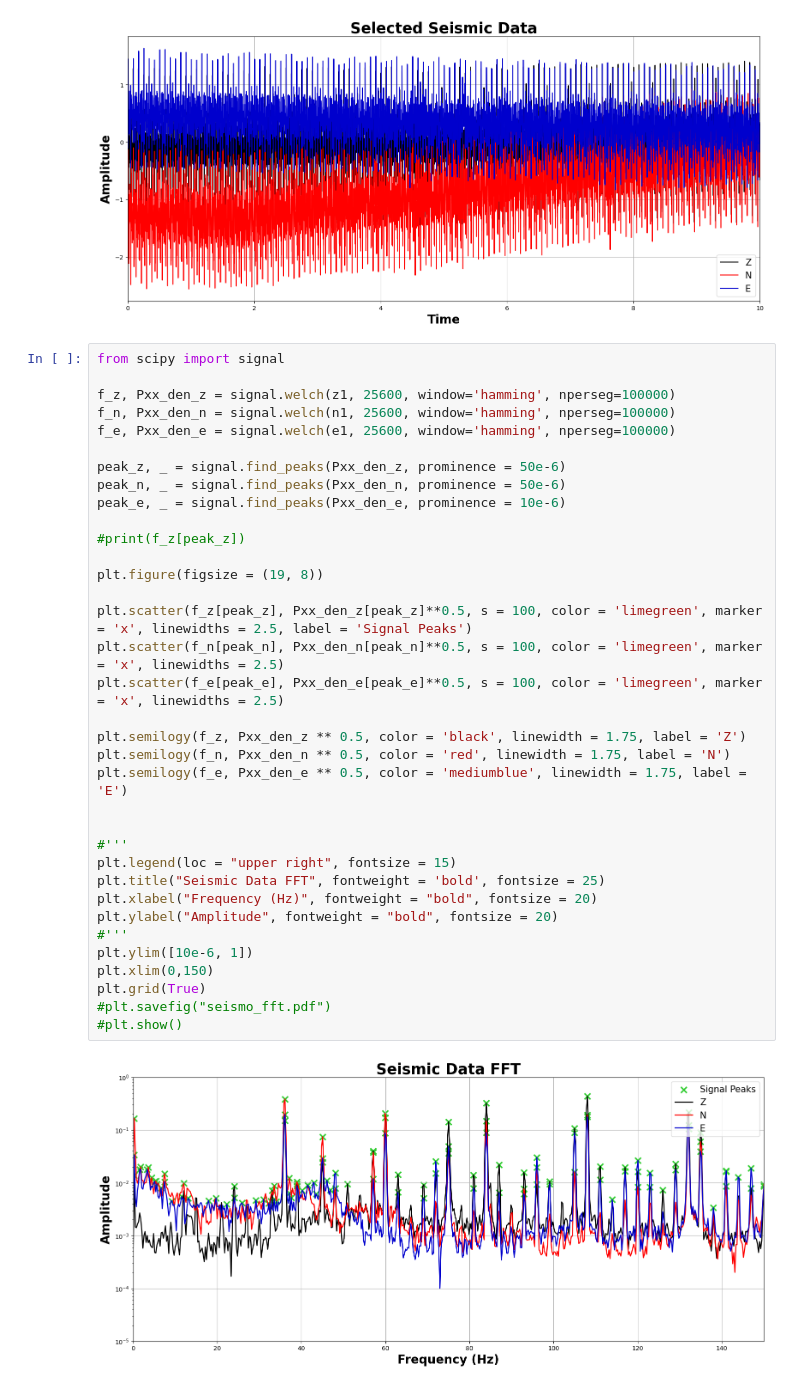
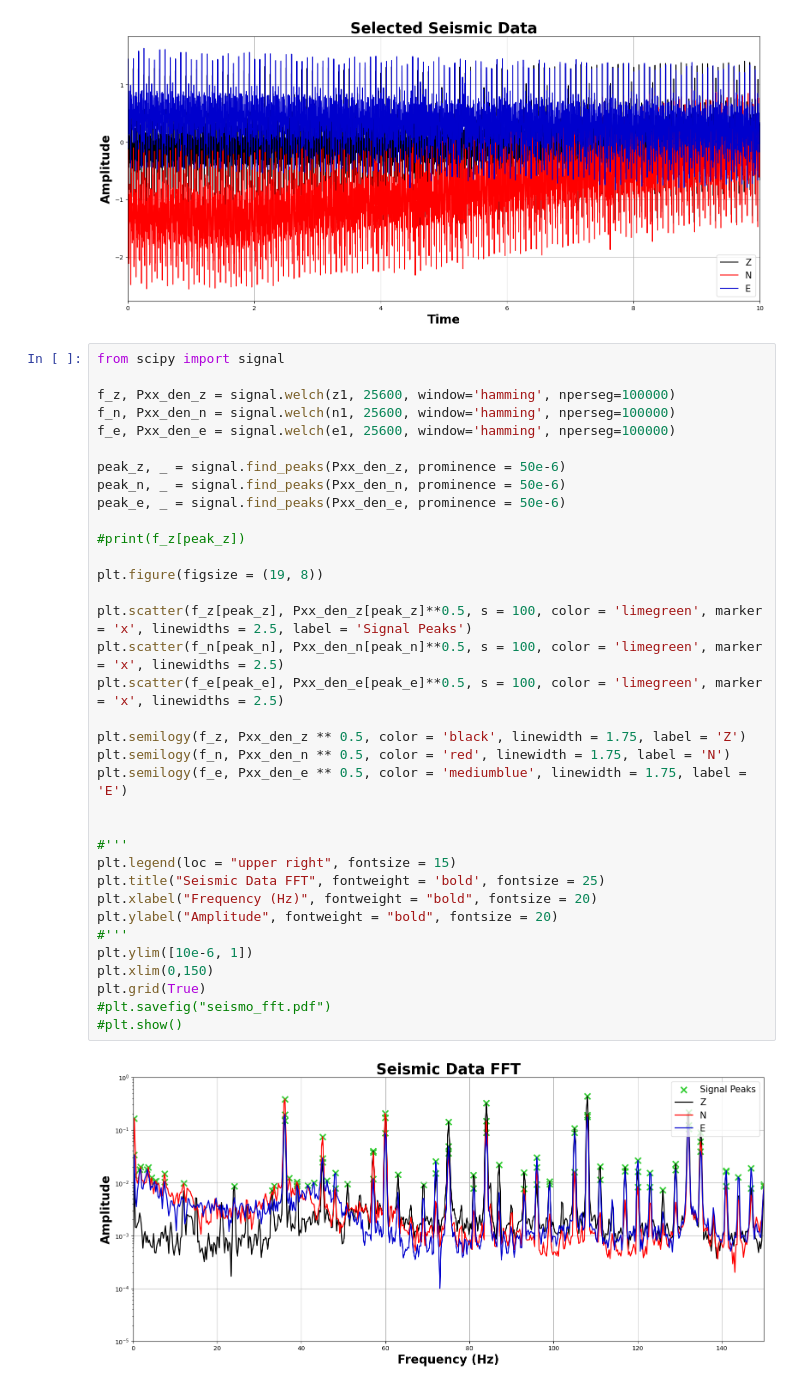
Before and after one commit to EquivocalBeing/CE_code, a Jupyter notebook: Webdaq_Test.ipynb, the cells around one changed output. Saved outputs shown, nothing was run; the diff lists cells and outputs as text.

```diff
--- a/Webdaq_Test.ipynb
+++ b/Webdaq_Test.ipynb
@@ -205,32 +205,32 @@ f_n, Pxx_den_n = signal.welch(n1, 25600, window='hamming', nperseg=100000)
 f_e, Pxx_den_e = signal.welch(e1, 25600, window='hamming', nperseg=100000)
 
 peak_z, _ = signal.find_peaks(Pxx_den_z, prominence = 50e-6)
 peak_n, _ = signal.find_peaks(Pxx_den_n, prominence = 50e-6)
-peak_e, _ = signal.find_peaks(Pxx_den_e, prominence = 10e-6)
+peak_e, _ = signal.find_peaks(Pxx_den_e, prominence = 50e-6)
 
 #print(f_z[peak_z])
 
 plt.figure(figsize = (19, 8))
 
 plt.scatter(f_z[peak_z], Pxx_den_z[peak_z]**0.5, s = 100, color = 'limegreen', marker = 'x', linewidths = 2.5, label = 'Signal Peaks')
 plt.scatter(f_n[peak_n], Pxx_den_n[peak_n]**0.5, s = 100, color = 'limegreen', marker = 'x', linewidths = 2.5)
 plt.scatter(f_e[peak_e], Pxx_den_e[peak_e]**0.5, s = 100, color = 'limegreen', marker = 'x', linewidths = 2.5)
 
 plt.semilogy(f_z, Pxx_den_z ** 0.5, color = 'black', linewidth = 1.75, label = 'Z')
 plt.semilogy(f_n, Pxx_den_n ** 0.5, color = 'red', linewidth = 1.75, label = 'N')
 plt.semilogy(f_e, Pxx_den_e ** 0.5, color = 'mediumblue', linewidth = 1.75, label = 'E')
 
 
 #'''
 plt.legend(loc = "upper right", fontsize = 15)
 plt.title("Seismic Data FFT", fontweight = 'bold', fontsize = 25)
 plt.xlabel("Frequency (Hz)", fontweight = "bold", fontsize = 20)
 plt.ylabel("Amplitude", fontweight = "bold", fontsize = 20)
 #'''
 plt.ylim([10e-6, 1])
 plt.xlim(0,150)
 plt.grid(True)
 #plt.savefig("seismo_fft.pdf")
 #plt.show()
 # %% [output]
-[figure, old version]
+[figure, new version]
```
